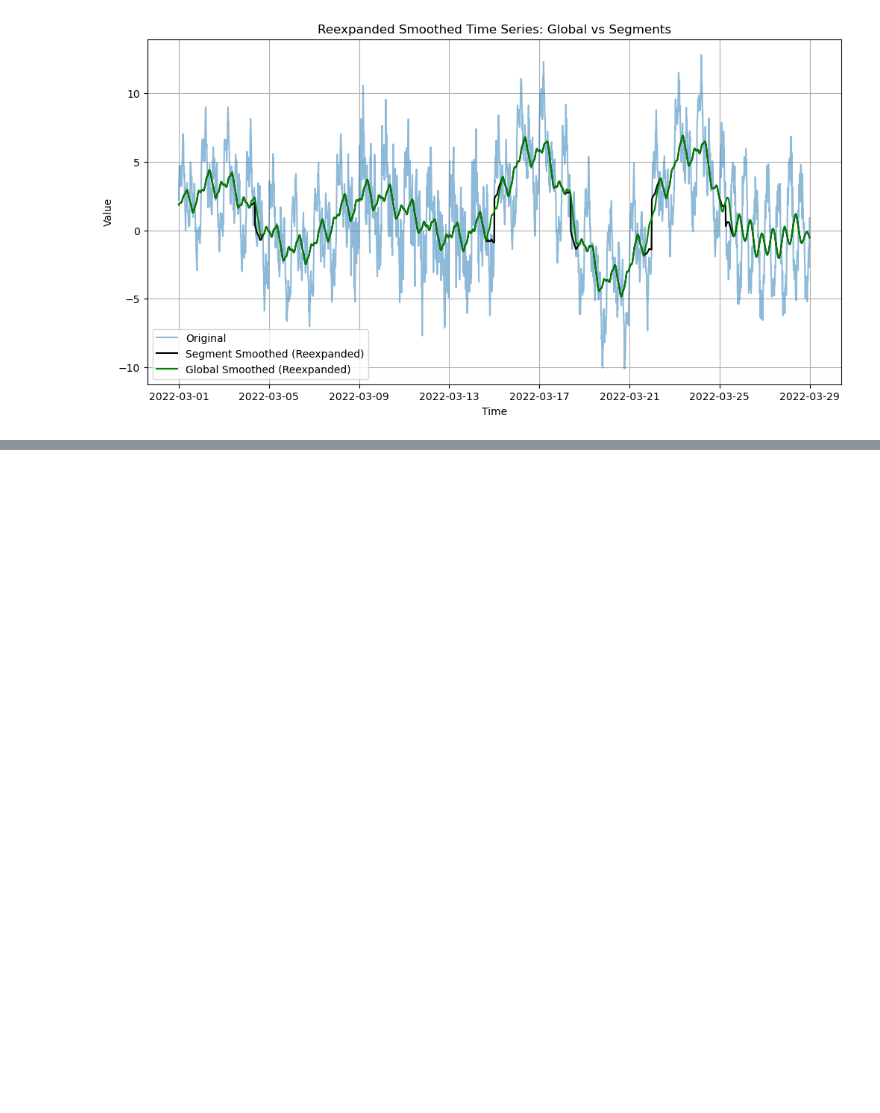
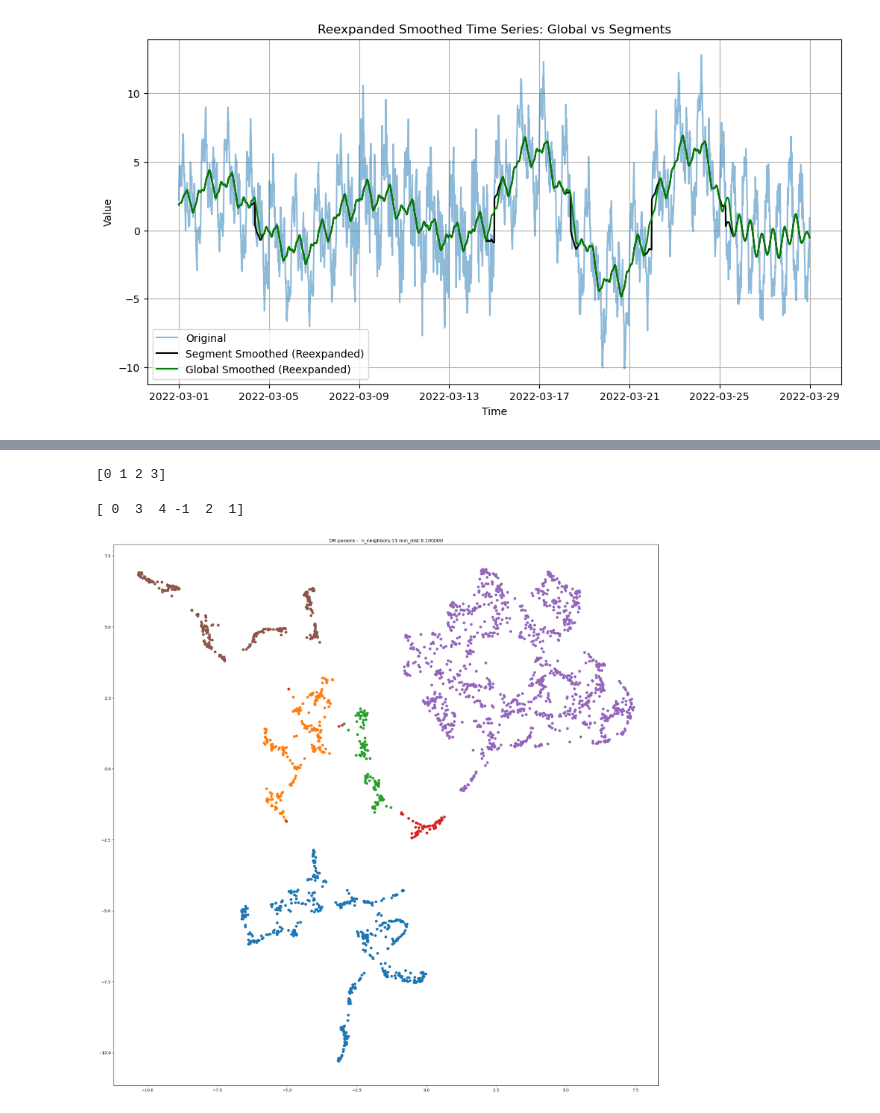
Before and after one commit to vrodriguezf/deepvats, a Jupyter notebook: nbs_pipeline/_EDA.ipynb, the cells around one changed output, grey strips where cells are left out. Saved outputs shown, nothing was run; the diff lists cells and outputs as text; code cells hidden in the pictures; blank space fills up the shorter version.

```diff
--- a/nbs_pipeline/_EDA.ipynb
+++ b/nbs_pipeline/_EDA.ipynb
@@ -774,0 +798,2 @@ df.head()
+# %%
+config_dr, _ = get_artifact_config_dimensionality_reduction(True)
@@ -774,0 +825,3 @@ df.head()
+# %%
+embs_no_nan = embs[~np.isnan(embs).any(axis=1)]
+embs_smoothed_no_nan = embs_smoothed[~np.isnan(embs_smoothed).any(axis=1)]
@@ -774,0 +863,45 @@ df.head()
+# %%
+# Define HDBSCAN parameters
+hdbscan_kwargs = {
+    'min_cluster_size' : 100,
+    'min_samples' : 15,
+    'cluster_selection_epsilon' : 0.01,
+}
+metric_kwargs = {
+    'metric' : 'euclidean' #'jaccard'
+}
+clusters = hdbscan.HDBSCAN(**hdbscan_kwargs, **metric_kwargs).fit(prjs)
+clusters_smoothed = hdbscan.HDBSCAN(**hdbscan_kwargs, **metric_kwargs).fit(prjs_smoothed)
+clusters_labels = clusters.labels_
+clusters_smoothed_labels = clusters.labels_
+print(np.unique(clusters_labels))
+# %% [output]
+[0 1 2 3]
+# %%
+#| export
+# Color cluster & lines out
+def plot_projections_clusters(prjs, clusters_labels, umap_params, fig_size = (25,25)):
+    "Plot 2D projections thorugh a connected scatter plot"
+    df_prjs = pd.DataFrame(prjs, columns = ['x1', 'x2'])
+    df_prjs['cluster'] = clusters_labels
+
+    fig = plt.figure(figsize=(fig_size[0],fig_size[1]))
+    ax = fig.add_subplot(111)
+
+    # Create a scatter plot for each cluster with different colors
+    unique_labels = df_prjs['cluster'].unique()
+    print(unique_labels)
+    for label in unique_labels:
+        cluster_data = df_prjs[df_prjs['cluster'] == label]
+        ax.scatter(cluster_data['x1'], cluster_data['x2'], label=f'Cluster {label}')
+        #ax.scatter(df_prjs['x1'], df_prjs['x2'], marker='o', facecolors='none', edgecolors='b', alpha=0.1)
+
+    #ax.plot(df_prjs['x1'], df_prjs['x2'], alpha=0.5, picker=1)
+    plt.title('DR params -  n_neighbors:{:d} min_dist:{:f}'.format(
+        umap_params['n_neighbors'],umap_params['min_dist']))
+    return ax
+# %%
+prjs_plt = plot_projections_clusters(prjs, clusters_labels, umap_params)
+# %% [output]
+[ 0  3  4 -1  2  1]
+[figure, added]
```
Also changed, not shown: parts of 50 cells of this notebook, 31 other files.
